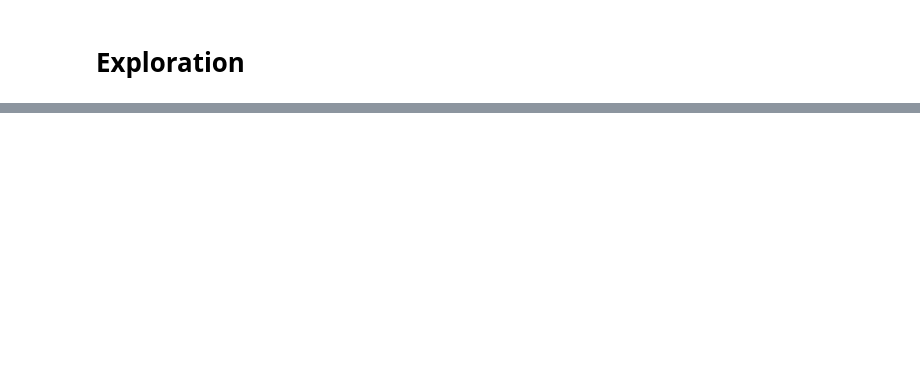
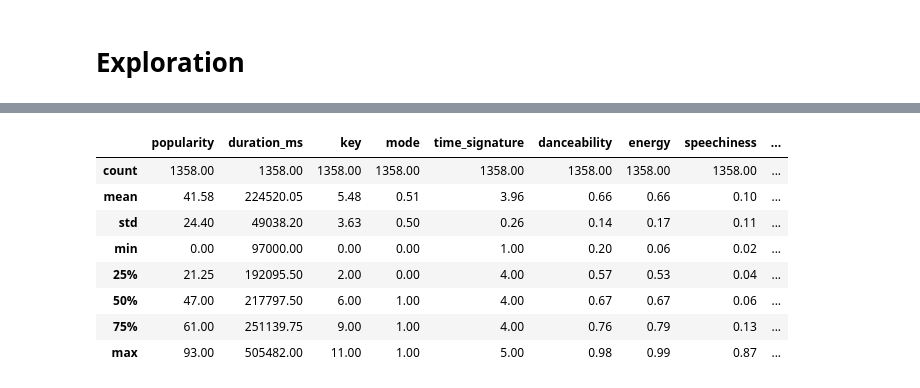
Before and after one commit to marcelodof/spotify-playlist-manager, a Jupyter notebook: notebook/PlaylistManagerNotebook.ipynb, the cells around one changed output, grey strips where cells are left out. Saved outputs shown, nothing was run; the diff lists cells and outputs as text; code cells hidden in the pictures; blank space fills up the shorter version.

```diff
--- a/notebook/PlaylistManagerNotebook.ipynb
+++ b/notebook/PlaylistManagerNotebook.ipynb
@@ -45,0 +63,13 @@ df_raw.head()
+# %%
+df_1 = df_raw.loc[df_raw['label'] == 1].copy()
+df_1.describe()
+# %% [output]
+|  | popularity | duration_ms | key | mode | time_signature | danceability | energy | speechiness | ... |
+| count | 1358.00 | 1358.00 | 1358.00 | 1358.00 | 1358.00 | 1358.00 | 1358.00 | 1358.00 | ... |
+| mean | 41.58 | 224520.05 | 5.48 | 0.51 | 3.96 | 0.66 | 0.66 | 0.10 | ... |
+| std | 24.40 | 49038.20 | 3.63 | 0.50 | 0.26 | 0.14 | 0.17 | 0.11 | ... |
+| min | 0.00 | 97000.00 | 0.00 | 0.00 | 1.00 | 0.20 | 0.06 | 0.02 | ... |
+| 25% | 21.25 | 192095.50 | 2.00 | 0.00 | 4.00 | 0.57 | 0.53 | 0.04 | ... |
+| 50% | 47.00 | 217797.50 | 6.00 | 1.00 | 4.00 | 0.67 | 0.67 | 0.06 | ... |
+| 75% | 61.00 | 251139.75 | 9.00 | 1.00 | 4.00 | 0.76 | 0.79 | 0.13 | ... |
+| max | 93.00 | 505482.00 | 11.00 | 1.00 | 5.00 | 0.98 | 0.99 | 0.87 | ... |
```
Also changed, not shown: parts of 6 cells of this notebook.
